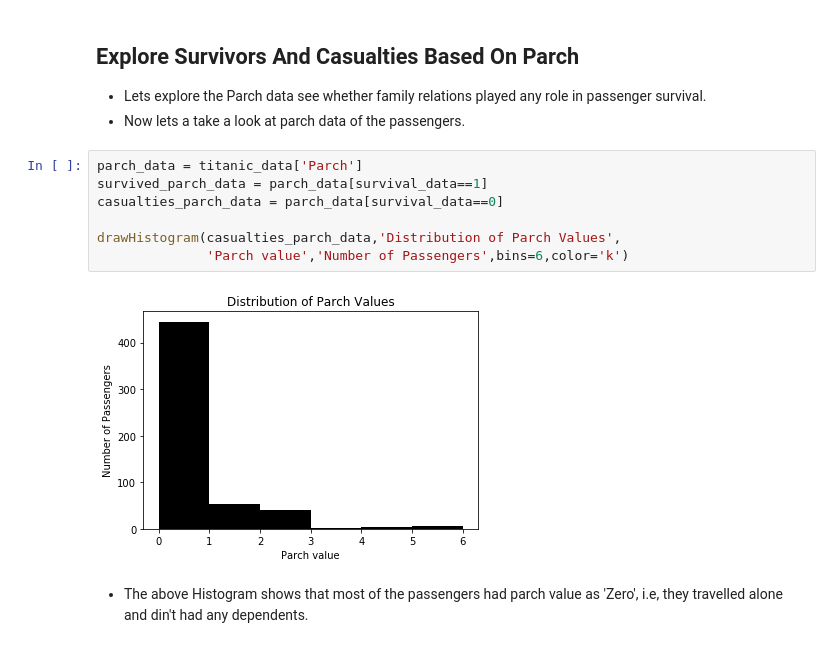
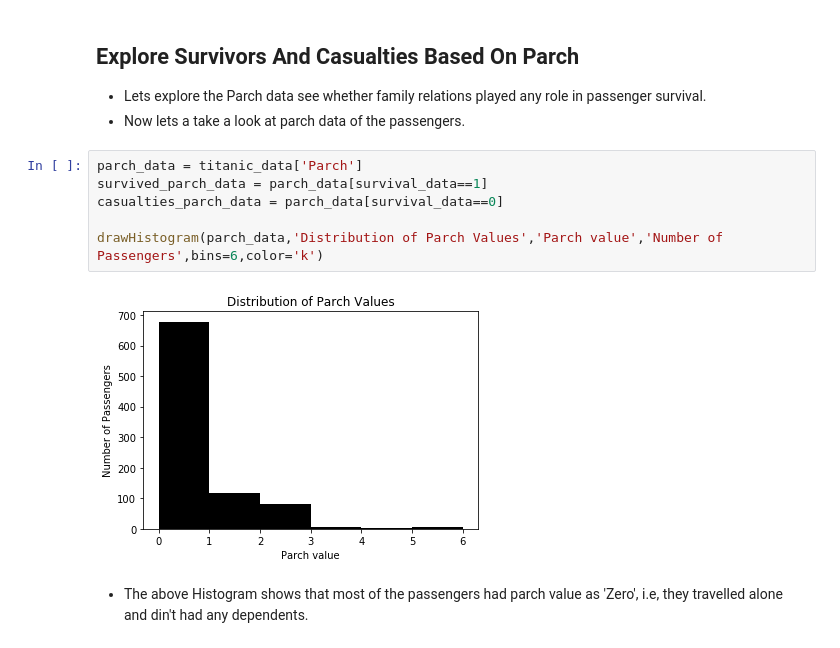
Before and after one commit to chaitanya6761/Udacity-Data-Analyst-Nano-Degree, a Jupyter notebook: P2 Investigate A Dataset(Titanic Survival Data)/Titanic_Data_Analysis.ipynb, the cells around one changed output. Cells and saved outputs as stored; diff of their text form.

```diff
--- a/P2 Investigate A Dataset(Titanic Survival Data)/Titanic_Data_Analysis.ipynb
+++ b/P2 Investigate A Dataset(Titanic Survival Data)/Titanic_Data_Analysis.ipynb
@@ -392,11 +392,10 @@ titanic_data[(age_data < 1)][['PassengerId','Survived','Name','Sex','Age','Ticke
 # %%
 parch_data = titanic_data['Parch']
 survived_parch_data = parch_data[survival_data==1]
 casualties_parch_data = parch_data[survival_data==0]
 
-drawHistogram(casualties_parch_data,'Distribution of Parch Values',
-              'Parch value','Number of Passengers',bins=6,color='k')
+drawHistogram(parch_data,'Distribution of Parch Values','Parch value','Number of Passengers',bins=6,color='k')
 # %% [output]
-[figure, old version]
+[figure, new version]
 # %% [markdown]
 - The above Histogram shows that most of the passengers had parch value as 'Zero', i.e, they travelled alone and din't had any dependents.
```
Also changed, not shown: parts of 4 cells of this notebook.
